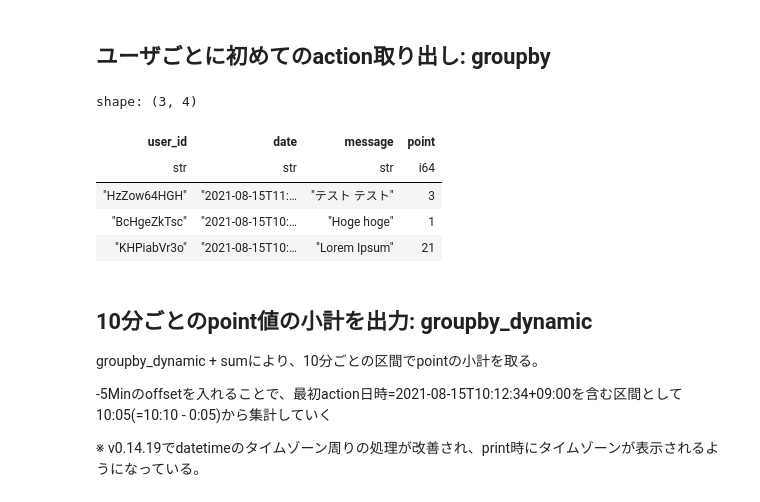
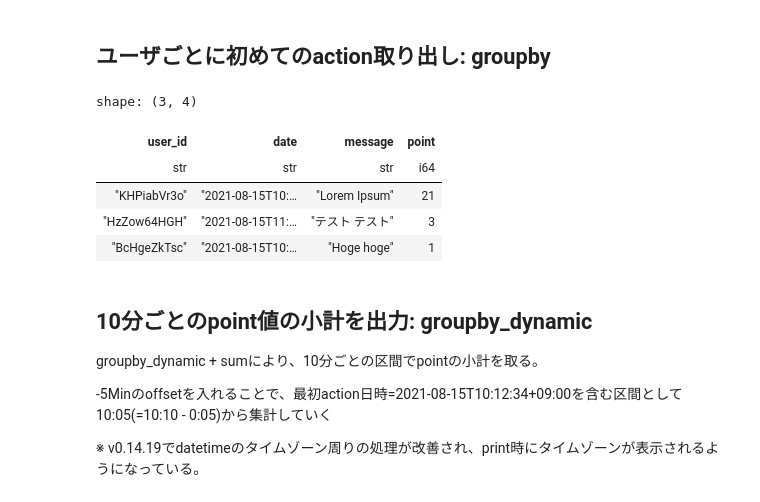
Before and after one commit to Niccari/pandas_polars_processing_example, a Jupyter notebook: polars_processing_example.ipynb, the cells around one changed output. Saved outputs shown, nothing was run; the diff lists cells and outputs as text; code cells hidden in the pictures.

```diff
--- a/polars_processing_example.ipynb
+++ b/polars_processing_example.ipynb
@@ -283,19 +285,19 @@ shape: (3, 10)
 ## ユーザごとに初めてのaction取り出し: groupby
 # %%
 df_actions \
-    .groupby(["user_id"]) \
+    .group_by(["user_id"]) \
     .agg([
         pl.col("date").first(),
         pl.col("message").first(),
         pl.col("point").first(),
     ])
 # %% [output]
 shape: (3, 4)
 | user_id | date | message | point |
 | str | str | str | i64 |
+| "KHPiabVr3o" | "2021-08-15T10:… | "Lorem Ipsum" | 21 |
 | "HzZow64HGH" | "2021-08-15T11:… | "テスト テスト" | 3 |
 | "BcHgeZkTsc" | "2021-08-15T10:… | "Hoge hoge" | 1 |
-| "KHPiabVr3o" | "2021-08-15T10:… | "Lorem Ipsum" | 21 |
 # %% [markdown]
 ## 10分ごとのpoint値の小計を出力: groupby_dynamic
 groupby_dynamic + sumにより、10分ごとの区間でpointの小計を取る。
```
Also changed, not shown: parts of 9 cells of this notebook, 6 other files.
